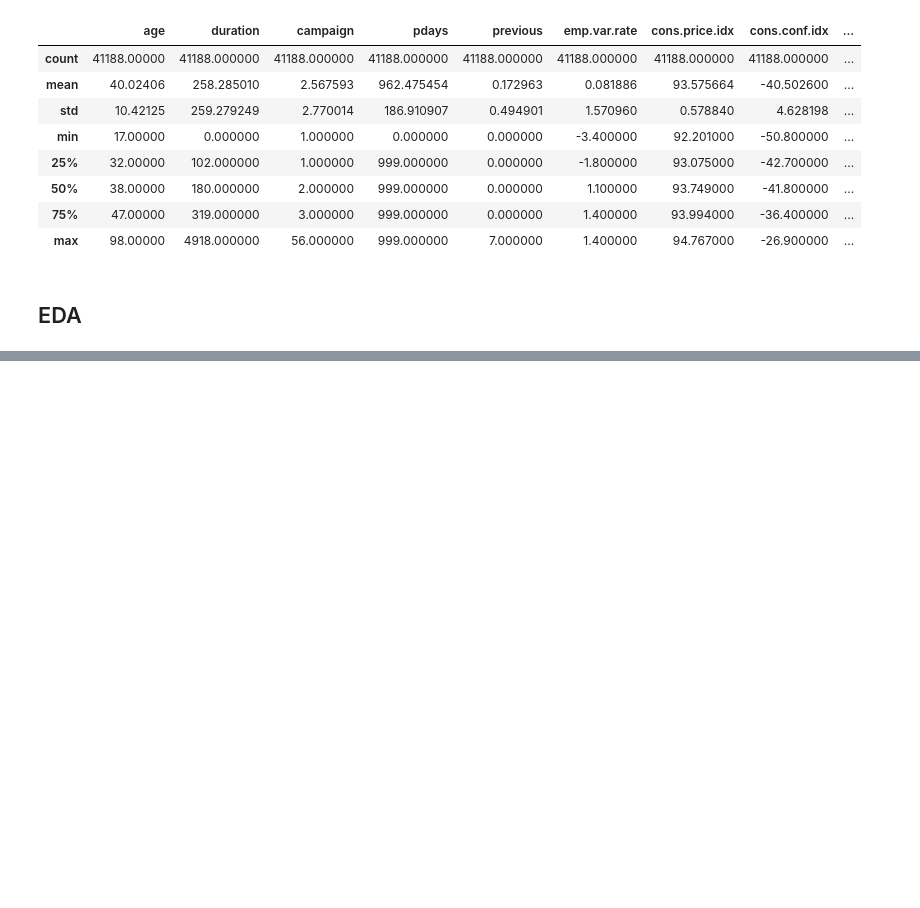
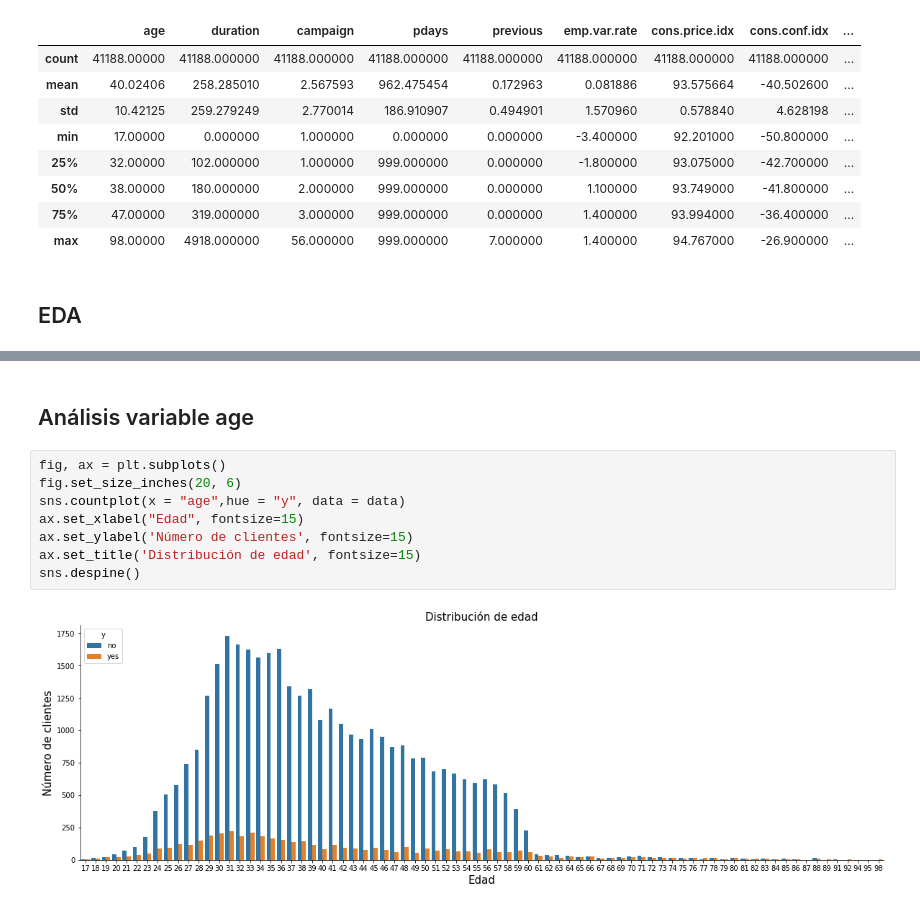
Before and after one commit to BenkosT/TP_Clasificacion, a Jupyter notebook: Notebooks/Clasificacion.ipynb, the cells around one changed output, grey strips where cells are left out. Cells and saved outputs as stored; diff of their text form; blank space fills up the shorter version.

```diff
--- a/Notebooks/Clasificacion.ipynb
+++ b/Notebooks/Clasificacion.ipynb
@@ -128,3 +126,15 @@ plot_bar("job"), plot_bar("marital"), plot_bar("education"), plot_bar("default")
+# %% [markdown]
+## Análisis variable age
+# %%
+fig, ax = plt.subplots()
+fig.set_size_inches(20, 6)
+sns.countplot(x = "age",hue = "y", data = data)
+ax.set_xlabel("Edad", fontsize=15)
+ax.set_ylabel('Número de clientes', fontsize=15)
+ax.set_title('Distribución de edad', fontsize=15)
+sns.despine()
+# %% [output]
+[figure, added]
 # %%
 #Distribucion de los datos
 import matplotlib.pyplot as plt
```
Also changed, not shown: parts of 6 cells of this notebook.
